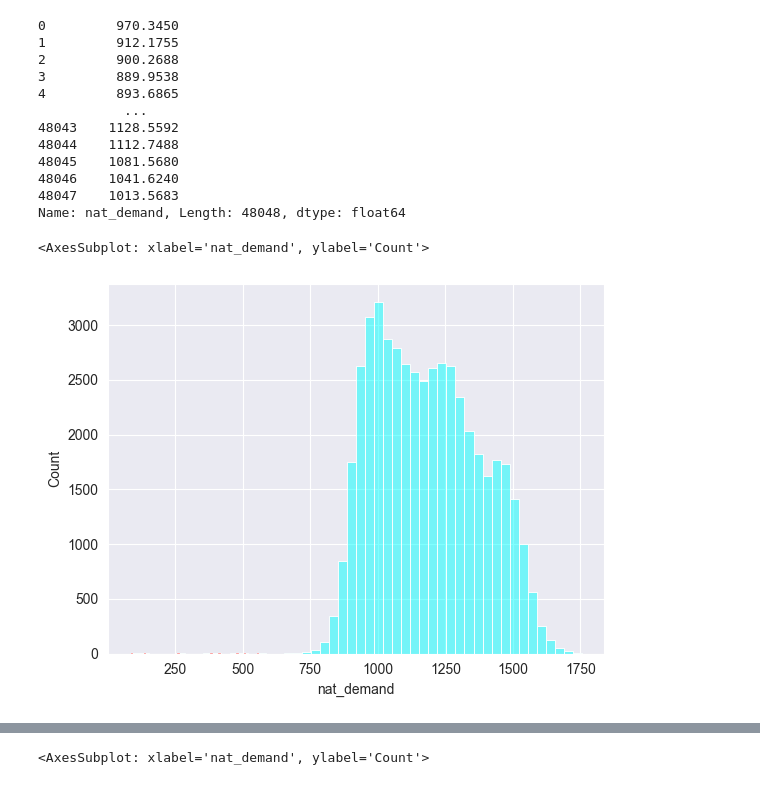
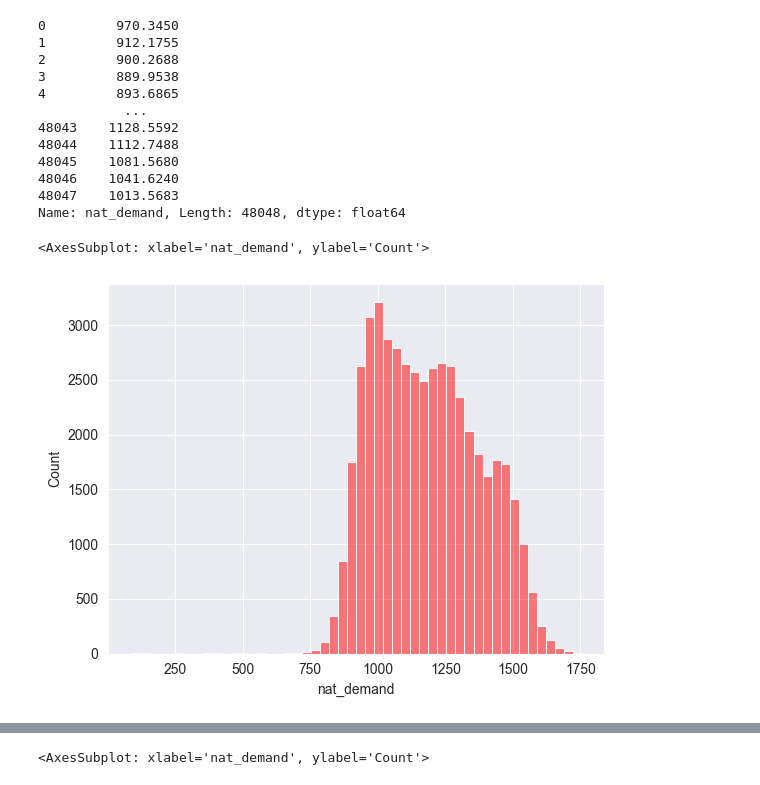
Before and after one commit to kausnz/panama-electricity-load-forecast, a Jupyter notebook: notebook.ipynb, the cells around one changed output, grey strips where cells are left out. Drawn from its saved outputs; the diff is of its cells as text; code cells hidden in the pictures.

```diff
--- a/notebook.ipynb
+++ b/notebook.ipynb
@@ -257,7 +262,7 @@ df.nat_demand
 48047    1013.5683
 Name: nat_demand, Length: 48048, dtype: float64
 # %%
-sns.histplot(df.nat_demand, color='aqua', bins=50, alpha=0.5)
+sns.histplot(df.nat_demand, color='red', bins=50, alpha=0.5)
 # %% [output]
 <AxesSubplot: xlabel='nat_demand', ylabel='Count'>
-[figure, old version]
+[figure, new version]
```
Also changed, not shown: parts of 20 cells of this notebook, 2 other files.
